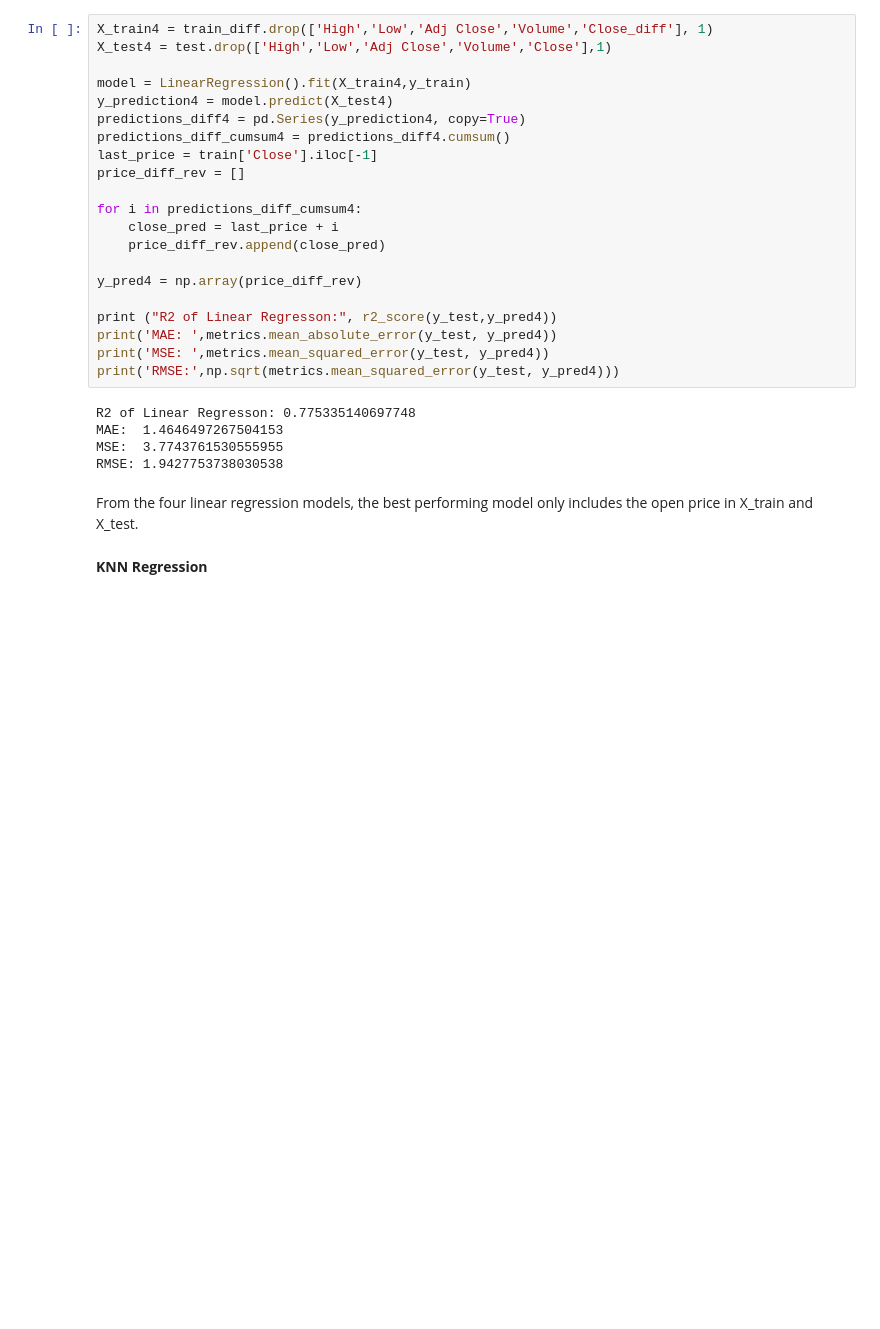
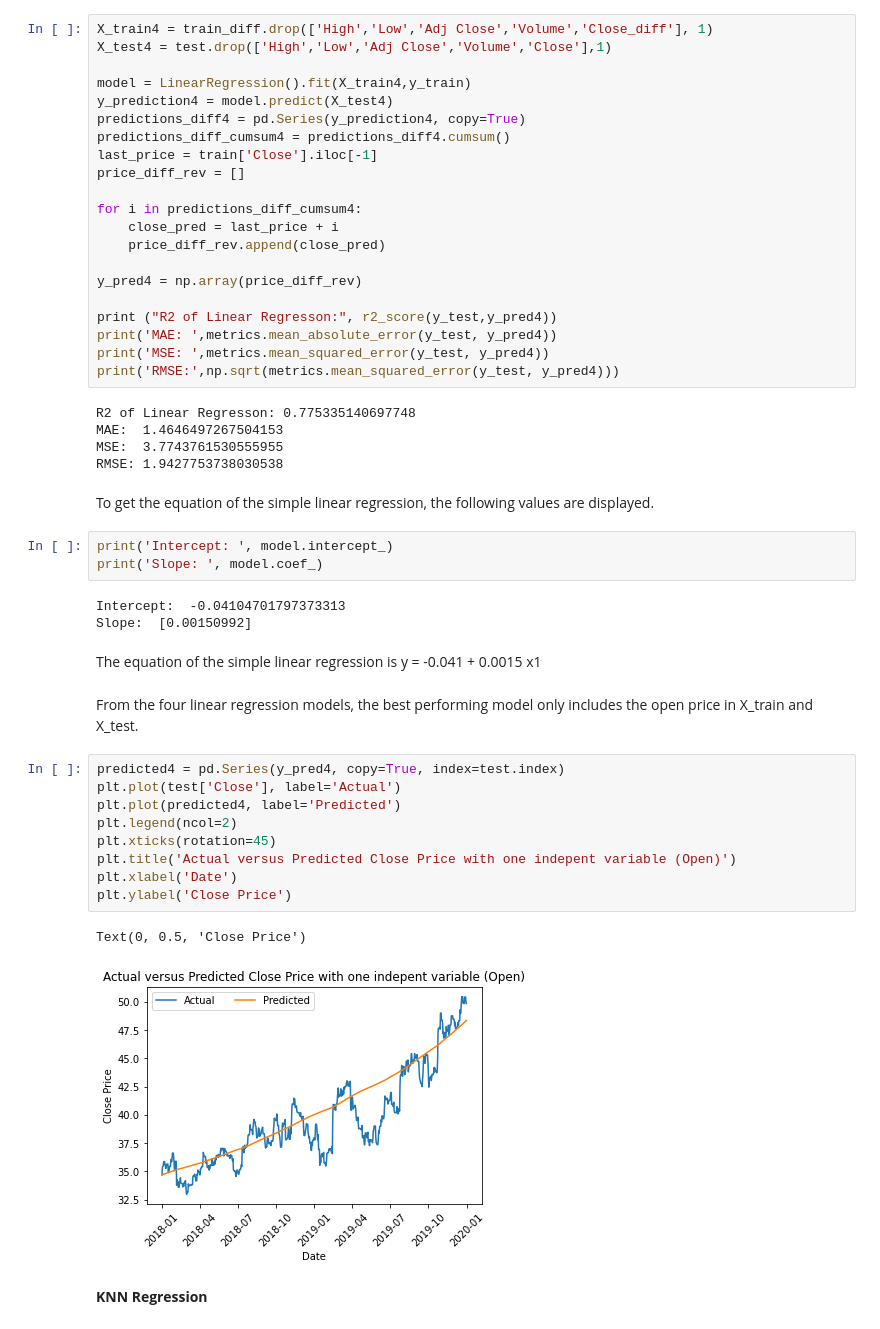
Before and after one commit to melaniaczobit/Predicting-AstraZeneca-Stock-Movement, a Jupyter notebook: AstraZeneca_Stock_Prices.ipynb, the cells around one changed output. Saved outputs shown, nothing was run; the diff lists cells and outputs as text; blank space fills up the shorter version.

```diff
--- a/AstraZeneca_Stock_Prices.ipynb
+++ b/AstraZeneca_Stock_Prices.ipynb
@@ -482,8 +585,30 @@ R2 of Linear Regresson: 0.775335140697748
 MAE:  1.4646497267504153
 MSE:  3.7743761530555955
 RMSE: 1.9427753738030538
+# %% [markdown]
+To get the equation of the simple linear regression, the following values are displayed.
+# %%
+print('Intercept: ', model.intercept_)
+print('Slope: ', model.coef_)
+# %% [output]
+Intercept:  -0.04104701797373313
+Slope:  [0.00150992]
+# %% [markdown]
+The equation of the simple linear regression is y = -0.041 + 0.0015 x1
 # %% [markdown]
 From the four linear regression models, the best performing model only includes the open price in X_train and X_test.
+# %%
+predicted4 = pd.Series(y_pred4, copy=True, index=test.index)
+plt.plot(test['Close'], label='Actual')
+plt.plot(predicted4, label='Predicted')
+plt.legend(ncol=2)
+plt.xticks(rotation=45)
+plt.title('Actual versus Predicted Close Price with one indepent variable (Open)')
+plt.xlabel('Date')
+plt.ylabel('Close Price')
+# %% [output]
+Text(0, 0.5, 'Close Price')
+[figure, added]
 # %% [markdown]
 **KNN Regression**
 # %%
```
Also changed, not shown: parts of 50 cells of this notebook.
